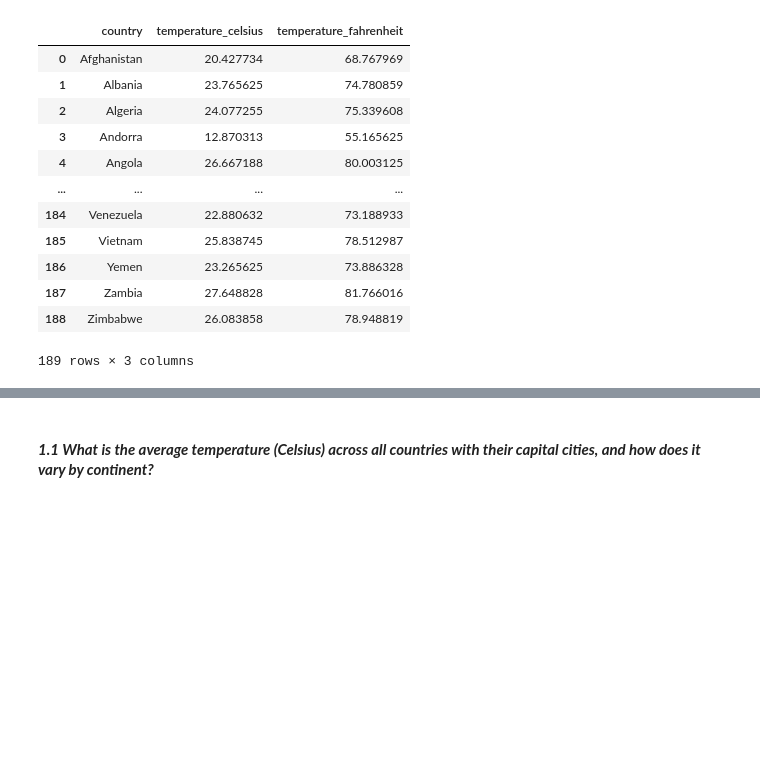
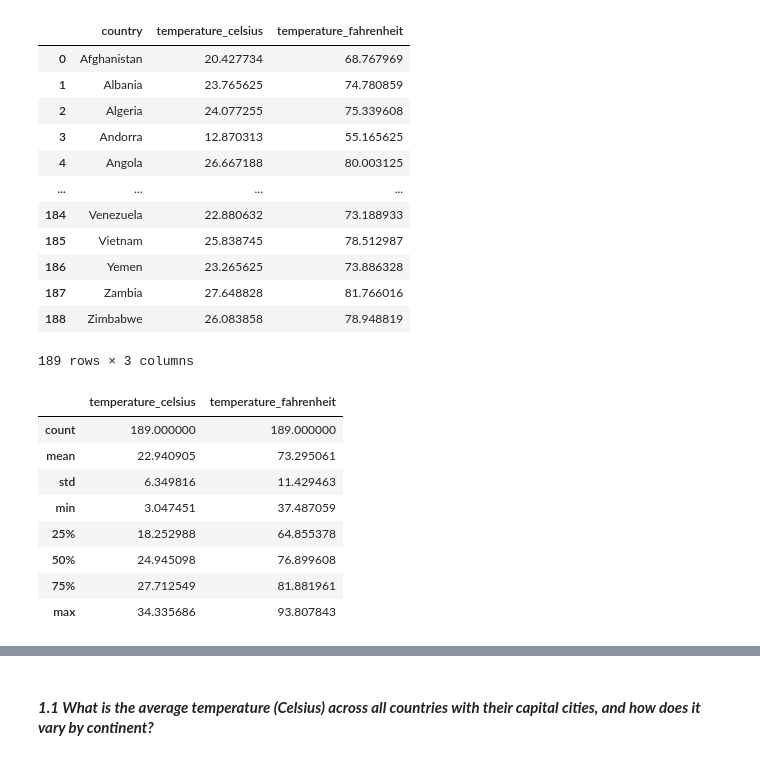
Before and after one commit to ayse-nur-safak/Data_Visualization_on_GlobalWeatherDataset, a Jupyter notebook: data-vizulation-final-project.ipynb, the cells around one changed output, grey strips where cells are left out. Cells and saved outputs as stored; diff of their text form; code cells hidden in the pictures; blank space fills up the shorter version.

```diff
--- a/data-vizulation-final-project.ipynb
+++ b/data-vizulation-final-project.ipynb
@@ -432,3 +432,15 @@ avg_temp_count
 | 187 | Zambia | 27.648828 | 81.766016 |
 | 188 | Zimbabwe | 26.083858 | 78.948819 |
 189 rows × 3 columns
+# %%
+avg_temp_count.describe()
+# %% [output]
+|  | temperature_celsius | temperature_fahrenheit |
+| count | 189.000000 | 189.000000 |
+| mean | 22.940905 | 73.295061 |
+| std | 6.349816 | 11.429463 |
+| min | 3.047451 | 37.487059 |
+| 25% | 18.252988 | 64.855378 |
+| 50% | 24.945098 | 76.899608 |
+| 75% | 27.712549 | 81.881961 |
+| max | 34.335686 | 93.807843 |
```
Also changed, not shown: parts of 19 cells of this notebook.
